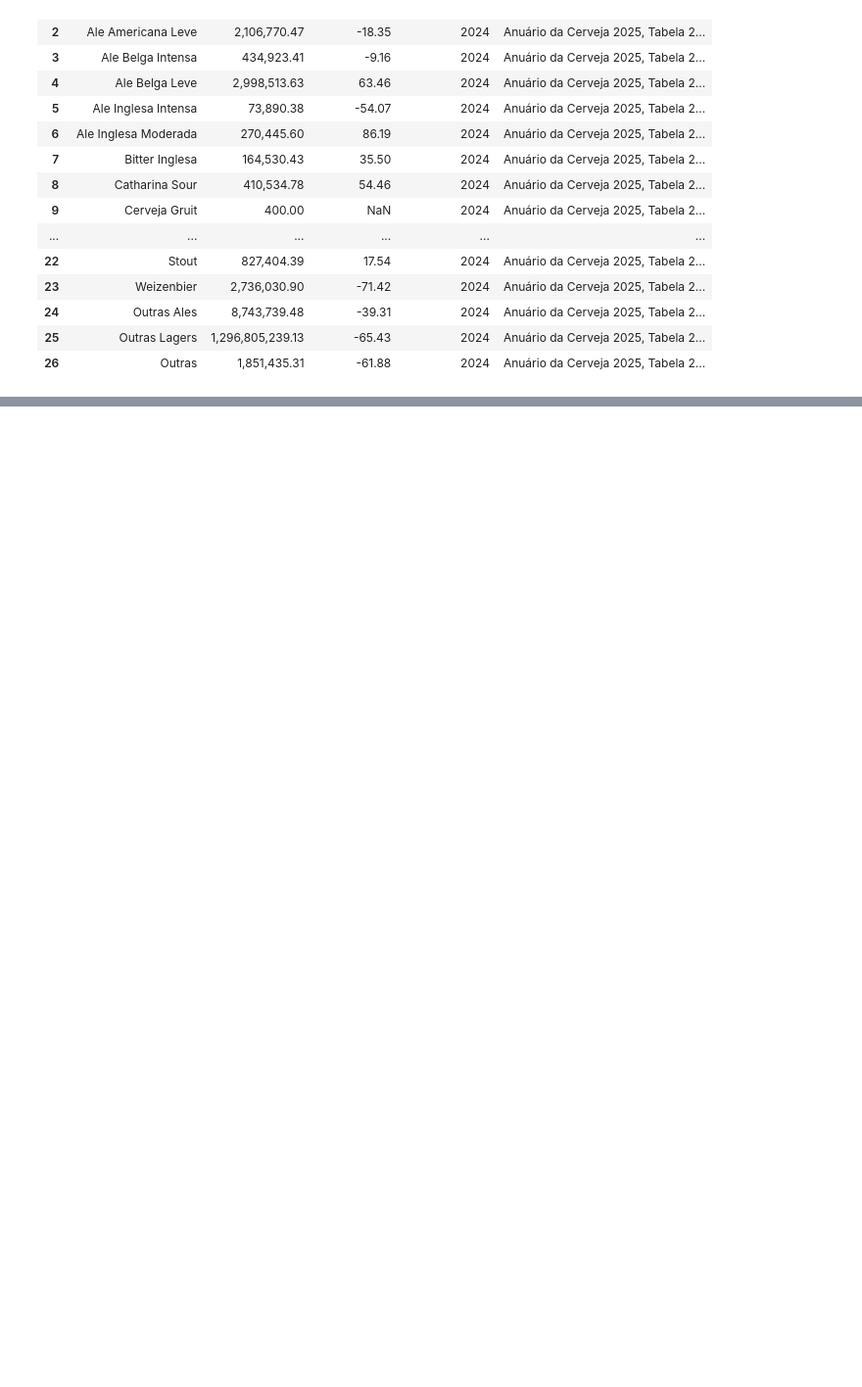
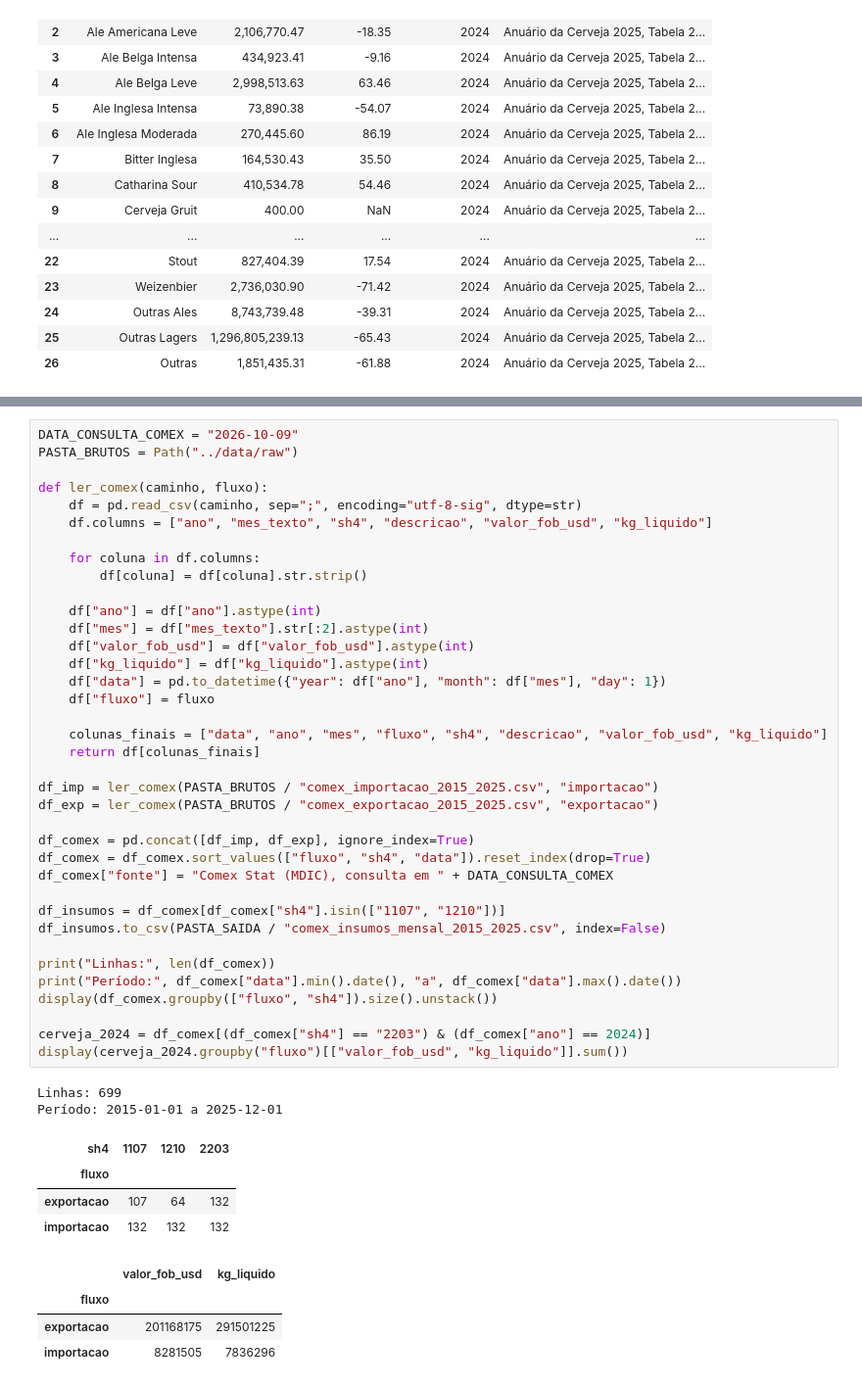
Before and after one commit to GianPlanezio/cerveja-brasil, a Jupyter notebook: notebooks/01_extracao.ipynb, the cells around one changed output, grey strips where cells are left out. Shown at 98% size. Drawn from its saved outputs; the diff is of its cells as text; blank space fills up the shorter version.

```diff
--- a/notebooks/01_extracao.ipynb
+++ b/notebooks/01_extracao.ipynb
@@ -558,0 +618,48 @@ Diferença entre a soma da abrangência e o total: 0.0
+# %%
+DATA_CONSULTA_COMEX = "2026-10-09"
+PASTA_BRUTOS = Path("../data/raw")
+
+def ler_comex(caminho, fluxo):
+    df = pd.read_csv(caminho, sep=";", encoding="utf-8-sig", dtype=str)
+    df.columns = ["ano", "mes_texto", "sh4", "descricao", "valor_fob_usd", "kg_liquido"]
+
+    for coluna in df.columns:
+        df[coluna] = df[coluna].str.strip()
+
+    df["ano"] = df["ano"].astype(int)
+    df["mes"] = df["mes_texto"].str[:2].astype(int)
+    df["valor_fob_usd"] = df["valor_fob_usd"].astype(int)
+    df["kg_liquido"] = df["kg_liquido"].astype(int)
+    df["data"] = pd.to_datetime({"year": df["ano"], "month": df["mes"], "day": 1})
+    df["fluxo"] = fluxo
+
+    colunas_finais = ["data", "ano", "mes", "fluxo", "sh4", "descricao", "valor_fob_usd", "kg_liquido"]
+    return df[colunas_finais]
+
+df_imp = ler_comex(PASTA_BRUTOS / "comex_importacao_2015_2025.csv", "importacao")
+df_exp = ler_comex(PASTA_BRUTOS / "comex_exportacao_2015_2025.csv", "exportacao")
+
+df_comex = pd.concat([df_imp, df_exp], ignore_index=True)
+df_comex = df_comex.sort_values(["fluxo", "sh4", "data"]).reset_index(drop=True)
+df_comex["fonte"] = "Comex Stat (MDIC), consulta em " + DATA_CONSULTA_COMEX
+
+df_insumos = df_comex[df_comex["sh4"].isin(["1107", "1210"])]
+df_insumos.to_csv(PASTA_SAIDA / "comex_insumos_mensal_2015_2025.csv", index=False)
+
+print("Linhas:", len(df_comex))
+print("Período:", df_comex["data"].min().date(), "a", df_comex["data"].max().date())
+display(df_comex.groupby(["fluxo", "sh4"]).size().unstack())
+
+cerveja_2024 = df_comex[(df_comex["sh4"] == "2203") & (df_comex["ano"] == 2024)]
+display(cerveja_2024.groupby("fluxo")[["valor_fob_usd", "kg_liquido"]].sum())
+# %% [output]
+Linhas: 699
+Período: 2015-01-01 a 2025-12-01
+| sh4 | 1107 | 1210 | 2203 |
+| fluxo |  |  |  |
+| exportacao | 107 | 64 | 132 |
+| importacao | 132 | 132 | 132 |
+|  | valor_fob_usd | kg_liquido |
+| fluxo |  |  |
+| exportacao | 201168175 | 291501225 |
+| importacao | 8281505 | 7836296 |
```
Also changed, not shown: parts of 2 cells of this notebook, 7 other files.
